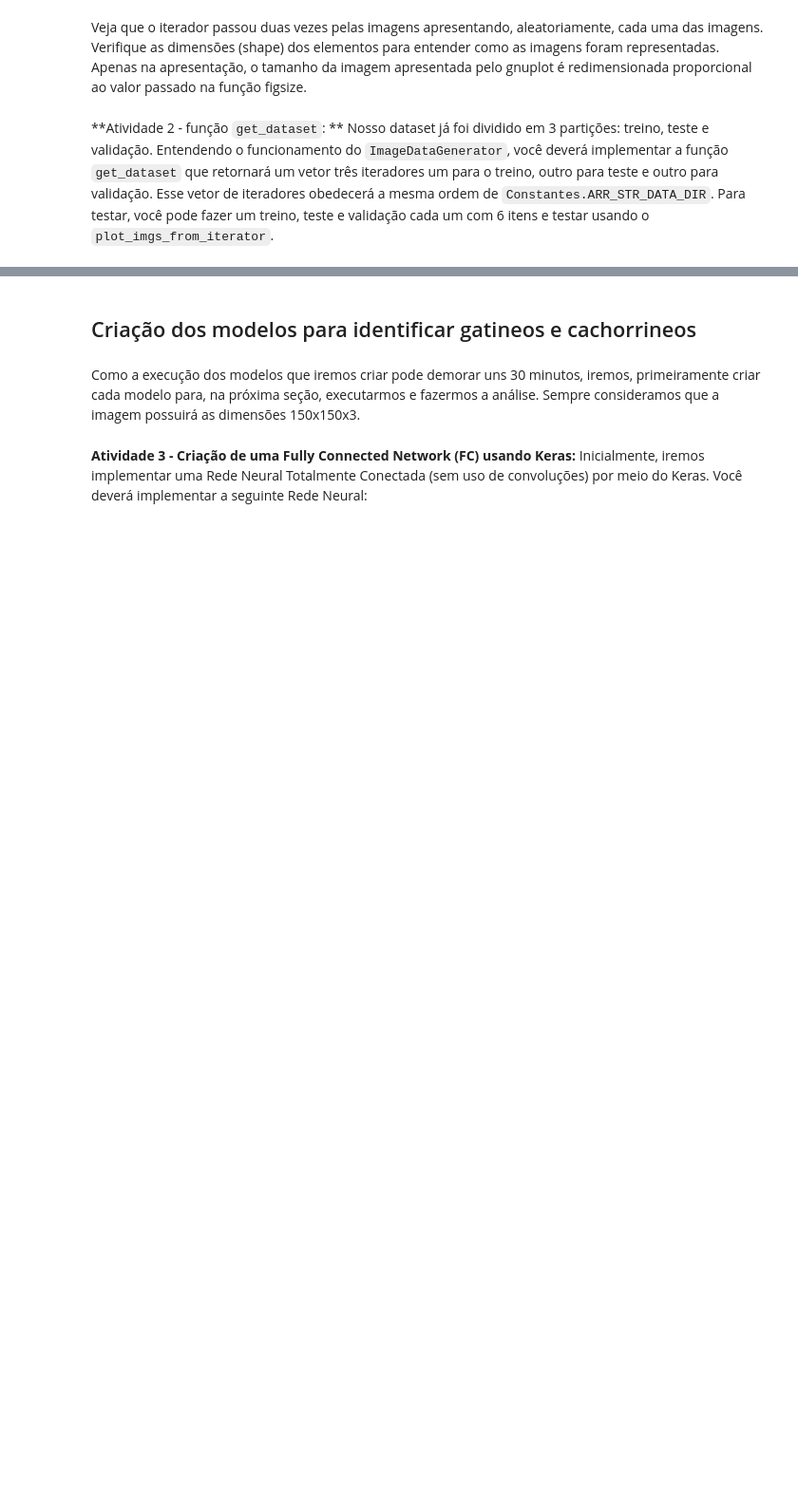
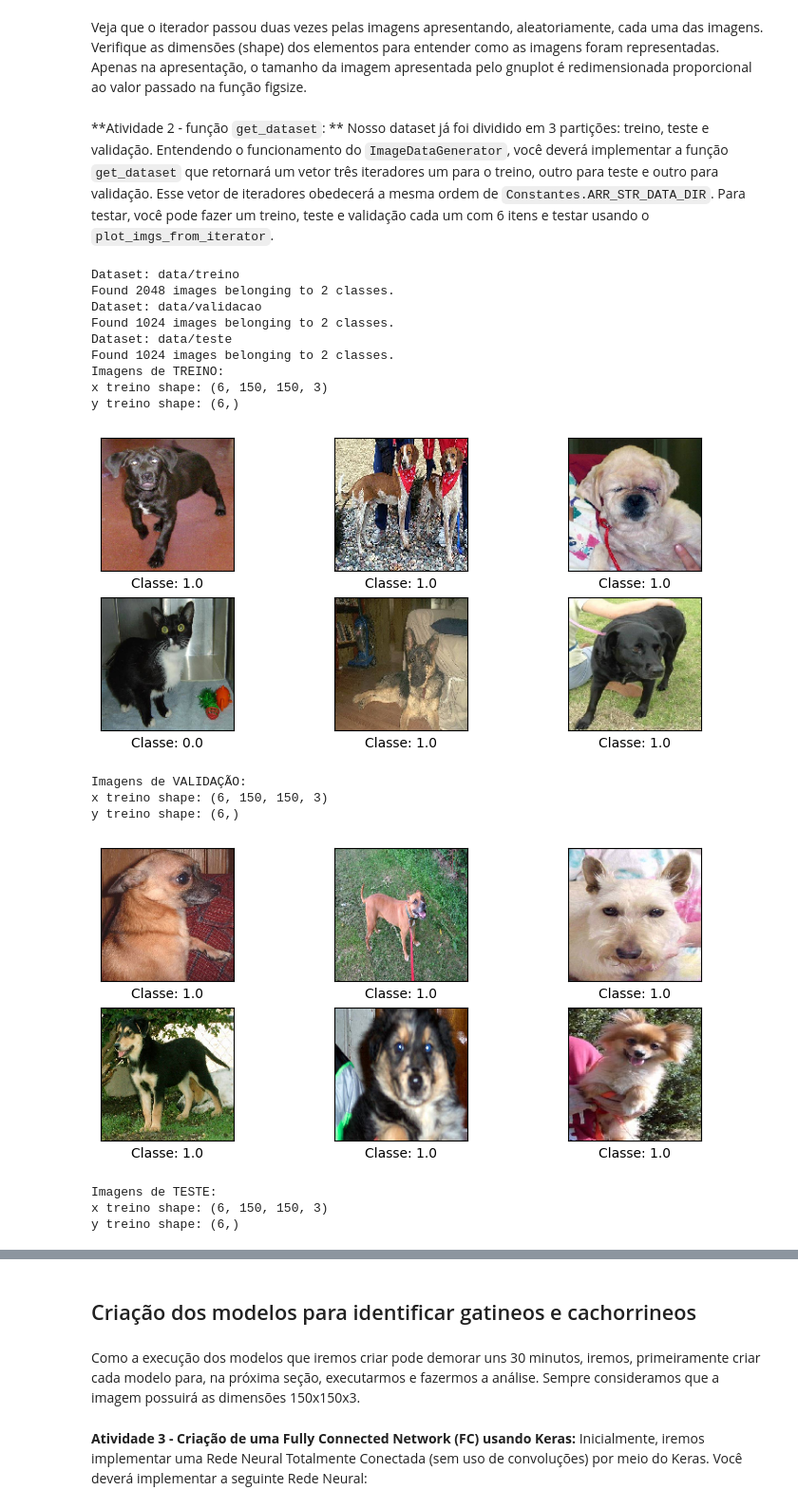
Before and after one commit to thomashlsilva/ap-de-maquina-cefetmg-felicia, a Jupyter notebook: Identificação de Gatos e Cachorros_pratica.ipynb, the cells around one changed output, grey strips where cells are left out. Shown at 95% size. Drawn from its saved outputs; the diff is of its cells as text; code cells hidden in the pictures; blank space fills up the shorter version.

```diff
--- a/Identificação de Gatos e Cachorros_pratica.ipynb
+++ b/Identificação de Gatos e Cachorros_pratica.ipynb
@@ -79,3 +104,45 @@ plot_imgs_from_iterator(it_datagen,2,6)
 Veja que o iterador passou duas vezes pelas imagens apresentando, aleatoriamente, cada uma das imagens. Verifique as dimensões (shape) dos elementos para entender como as imagens foram representadas. Apenas na apresentação, o tamanho da imagem apresentada pelo gnuplot é redimensionada proporcional ao valor passado na função figsize.
 # %% [markdown]
 **Atividade 2 - função `get_dataset`: ** Nosso dataset já foi dividido em 3 partições: treino, teste e validação. Entendendo o funcionamento do `ImageDataGenerator`, você deverá implementar a função `get_dataset` que retornará um vetor três iteradores um para o treino, outro para teste e outro para validação. Esse vetor de iteradores obedecerá a mesma ordem de `Constantes.ARR_STR_DATA_DIR`. Para testar, você pode fazer um treino, teste e validação cada um com 6 itens e testar usando o `plot_imgs_from_iterator`.
+# %%
+# Importações necessárias
+from cats_vs_dogs import *
+
+# Definir um batch_size pequeno para testar
+param_training = ParametrosRedeNeural(int_batch_size=6)
+
+# Gerar os iteradores
+arr_iteradores = get_dataset(param_training, Constantes.ARR_STR_DATA_DIR)
+
+# Separar os três iteradores
+it_train = arr_iteradores[Constantes.IDX_TREINO]
+it_validation = arr_iteradores[Constantes.IDX_VALIDACAO]
+it_test = arr_iteradores[Constantes.IDX_TESTE]
+
+# Testar exibindo imagens de treino
+print("Imagens de TREINO:")
+plot_imgs_from_iterator(it_train, num_lines=2, num_cols=3)
+
+print("Imagens de VALIDAÇÃO:")
+plot_imgs_from_iterator(it_validation, num_lines=2, num_cols=3)
+
+print("Imagens de TESTE:")
+plot_imgs_from_iterator(it_test, num_lines=2, num_cols=3)
+# %% [output]
+Dataset: data/treino
+Found 2048 images belonging to 2 classes.
+Dataset: data/validacao
+Found 1024 images belonging to 2 classes.
+Dataset: data/teste
+Found 1024 images belonging to 2 classes.
+Imagens de TREINO:
+x treino shape: (6, 150, 150, 3)
+y treino shape: (6,)
+[figure, added]
+Imagens de VALIDAÇÃO:
+x treino shape: (6, 150, 150, 3)
+y treino shape: (6,)
+[figure, added]
+Imagens de TESTE:
+x treino shape: (6, 150, 150, 3)
+y treino shape: (6,)
```
Also changed, not shown: parts of 9 cells of this notebook, 9 other files.
